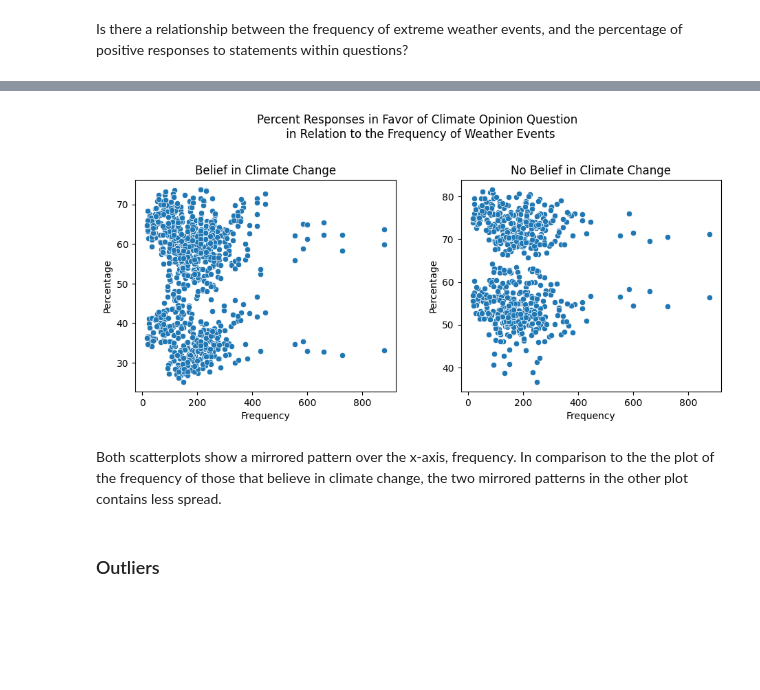
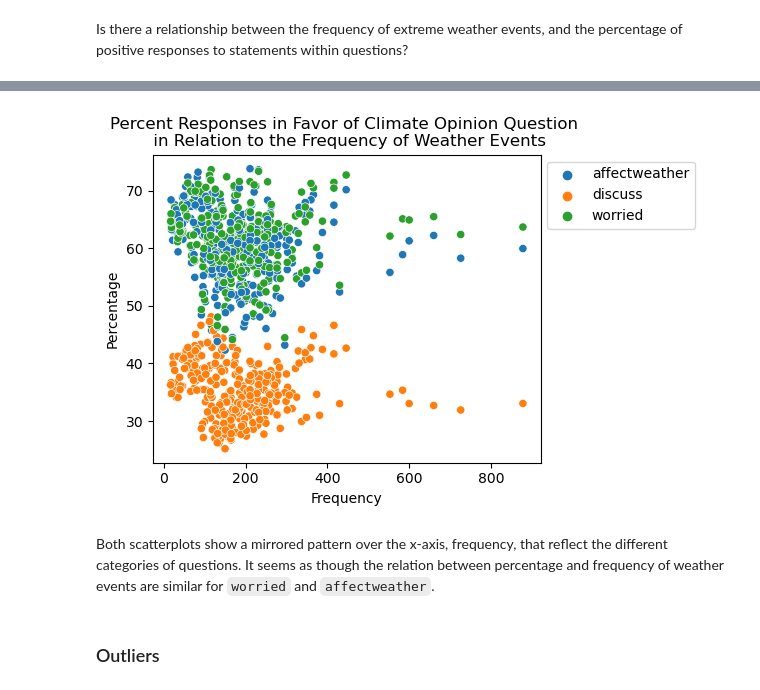
Before and after one commit to ncolebank12/math189-proj, a Jupyter notebook: project.ipynb, the cells around one changed output, grey strips where cells are left out. Cells and saved outputs as stored; diff of their text form; code cells hidden in the pictures; blank space fills up the shorter version.

```diff
--- a/project.ipynb
+++ b/project.ipynb
@@ -702,38 +675,21 @@ climate_belief = (event_count_merged
 # %%
-fig, ax = plt.subplots(1, 2, figsize=(11, 4))
+fig, ax = plt.subplots(1, 1, figsize=(5, 4))
 
-#plot for belief in climate change
 sns.scatterplot(
-    climate_belief.query("climate_change == 1"),
+    event_count_merged.query("varname in ['affectweather', 'worried', 'discuss']"),
     x = "COUNT",
     y = "percentage",
-    ax = ax[0]
+    hue = 'varname'
 ).set(
-    title = "Belief in Climate Change",
+    title = 'Percent Responses in Favor of Climate Opinion Question \n in Relation to the Frequency of Weather Events',
     xlabel = "Frequency",
     ylabel = "Percentage"
 )
-
-#plot for no belief in climate change
-sns.scatterplot(
-    climate_belief.query("climate_change == 0"),
-    x = "COUNT",
-    y = "percentage",
-    ax = ax[1]
-).set(
-    title = "No Belief in Climate Change",
-    xlabel = "Frequency",
-    ylabel = "Percentage"
-)
-plt.subplots_adjust(wspace=0.25)
-plt.suptitle(
-    'Percent Responses in Favor of Climate Opinion Question \n in Relation to the Frequency of Weather Events',
-    y=1.12
-);
+plt.legend(loc='upper left', bbox_to_anchor=(1, 1));
 # %% [output]
-[figure, old version]
+[figure, new version]
-# %% [markdown]
-Both scatterplots show a mirrored pattern over the x-axis, frequency. In comparison to the the plot of the frequency of those that believe in climate change, the two mirrored patterns in the other plot contains less spread.
+# %% [markdown]
+Both scatterplots show a mirrored pattern over the x-axis, frequency, that reflect the different categories of questions. It seems as though the relation between percentage and frequency of weather events are similar for `worried` and `affectweather`.
 # %% [markdown]
 ### Outliers
 # %%
```
Also changed, not shown: parts of 33 cells of this notebook.
